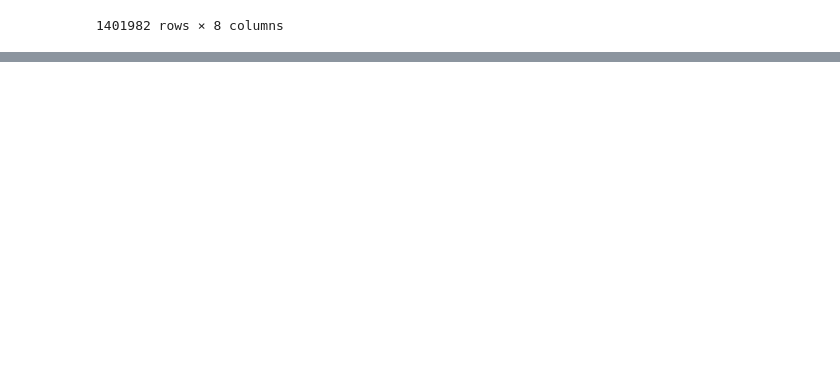
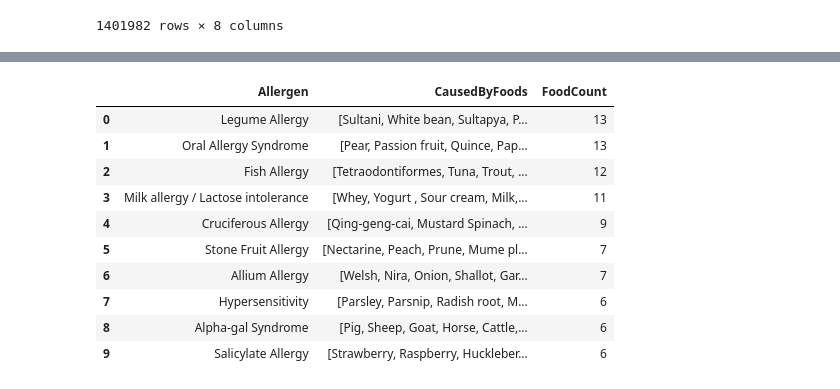
Before and after one commit to Miesjell/2AMD20_G19, a Jupyter notebook: EDA.ipynb, the cells around one changed output, grey strips where cells are left out. Drawn from its saved outputs; the diff is of its cells as text; code cells hidden in the pictures; blank space fills up the shorter version.

Commit message:
Loading data into neo4j db

```diff
--- a/EDA.ipynb
+++ b/EDA.ipynb
@@ -336,0 +863,82 @@ dataframes['reviews']
+# %%
+def run_query_and_display(driver, query, params=None, limit=20, title="Query Results"):
+    """Run a query and display results as a DataFrame"""
+    if not driver:
+        print("Cannot run query: No connection to Neo4j")
+        return None
+
+    print(f"\n=== {title} ===")
+    with driver.session() as session:
+        try:
+            result = session.run(query, params or {})
+            records = result.data()
+
+            if not records:
+                print("No results found.")
+                return None
+
+            df = pd.DataFrame(records[:limit])
+            print(f"Showing {len(df)} of {len(records)} results:")
+            return df
+        except Exception as e:
+            print(f"Error running query: {e}")
+            return None
+
+# Only run these if we have a connection
+if driver:
+    # Query 1: Count the nodes by type
+    count_query = """
+    MATCH (n)
+    RETURN labels(n) AS NodeType, count(n) AS Count
+    ORDER BY Count DESC
+    """
+    node_counts = run_query_and_display(driver, count_query, title="Node Counts by Type")
+    if node_counts is not None:
+        display(node_counts)
+
+    # Query 2: Find allergens and food items that cause them
+    allergen_query = """
+    MATCH (a:Allergy)<-[:CAUSES_ALLERGY]-(f:FoodItem)
+    RETURN a.name AS Allergen, collect(f.name) AS CausedByFoods, count(f) AS FoodCount
+    ORDER BY FoodCount DESC
+    LIMIT 10
+    """
+    allergen_results = run_query_and_display(driver, allergen_query, title="Allergies and Their Causes")
+    if allergen_results is not None:
+        display(allergen_results)
+
+    # Query 3: Find popular diet preferences
+    diet_query = """
+    MATCH (p:Person)-[:FOLLOWS]->(d:DietPreference)
+    RETURN d.name AS DietPreference, count(p) AS Followers
+    ORDER BY Followers DESC
+    """
+    diet_results = run_query_and_display(driver, diet_query, title="Diet Preferences by Popularity")
+    if diet_results is not None:
+        display(diet_results)
+
+    # Query 4: Find top recipes with their ingredients
+    recipe_query = """
+    MATCH (r:Recipe)-[:CONTAINS]->(i:Ingredient)
+    WITH r, collect(i.name) AS ingredients
+    RETURN r.name AS Recipe, r.calories AS Calories, ingredients as Ingredients, size(ingredients) as IngredientCount
+    ORDER BY r.calories ASC
+    LIMIT 10
+    """
+    recipe_results = run_query_and_display(driver, recipe_query, title="Sample Recipes with Ingredients")
+    if recipe_results is not None:
+        display(recipe_results)
+
+    # Query 5: Find recipe recommendations for people with allergies
+    recommendation_query = """
+    MATCH (p:Person)-[:HAS_ALLERGY]->(a:Allergy)
+    MATCH (p)-[:RECOMMENDED_RECIPE]->(r:Recipe)
+    RETURN p.id AS Person, a.name AS Allergy, collect(r.name)[..5] AS RecommendedRecipes, count(r) AS RecipeCount
+    ORDER BY RecipeCount DESC
+    LIMIT 10
+    """
+    recommendation_results = run_query_and_display(driver, recommendation_query,
+                                               title="Recipe Recommendations for People with Allergies")
+    if recommendation_results is not None:
+        display(recommendation_results)
+# %% [output]
@@ -336,0 +954,11 @@ dataframes['reviews']
+|  | Allergen | CausedByFoods | FoodCount |
+| 0 | Legume Allergy | [Sultani, White bean, Sultapya, P... | 13 |
+| 1 | Oral Allergy Syndrome | [Pear, Passion fruit, Quince, Pap... | 13 |
+| 2 | Fish Allergy | [Tetraodontiformes, Tuna, Trout, ... | 12 |
+| 3 | Milk allergy / Lactose intolerance | [Whey, Yogurt , Sour cream, Milk,... | 11 |
+| 4 | Cruciferous Allergy | [Qing-geng-cai, Mustard Spinach, ... | 9 |
+| 5 | Stone Fruit Allergy | [Nectarine, Peach, Prune, Mume pl... | 7 |
+| 6 | Allium Allergy | [Welsh, Nira, Onion, Shallot, Gar... | 7 |
+| 7 | Hypersensitivity | [Parsley, Parsnip, Radish root, M... | 6 |
+| 8 | Alpha-gal Syndrome | [Pig, Sheep, Goat, Horse, Cattle,... | 6 |
+| 9 | Salicylate Allergy | [Strawberry, Raspberry, Huckleber... | 6 |
```
Also changed, not shown: parts of 23 cells of this notebook, 1 other file.
